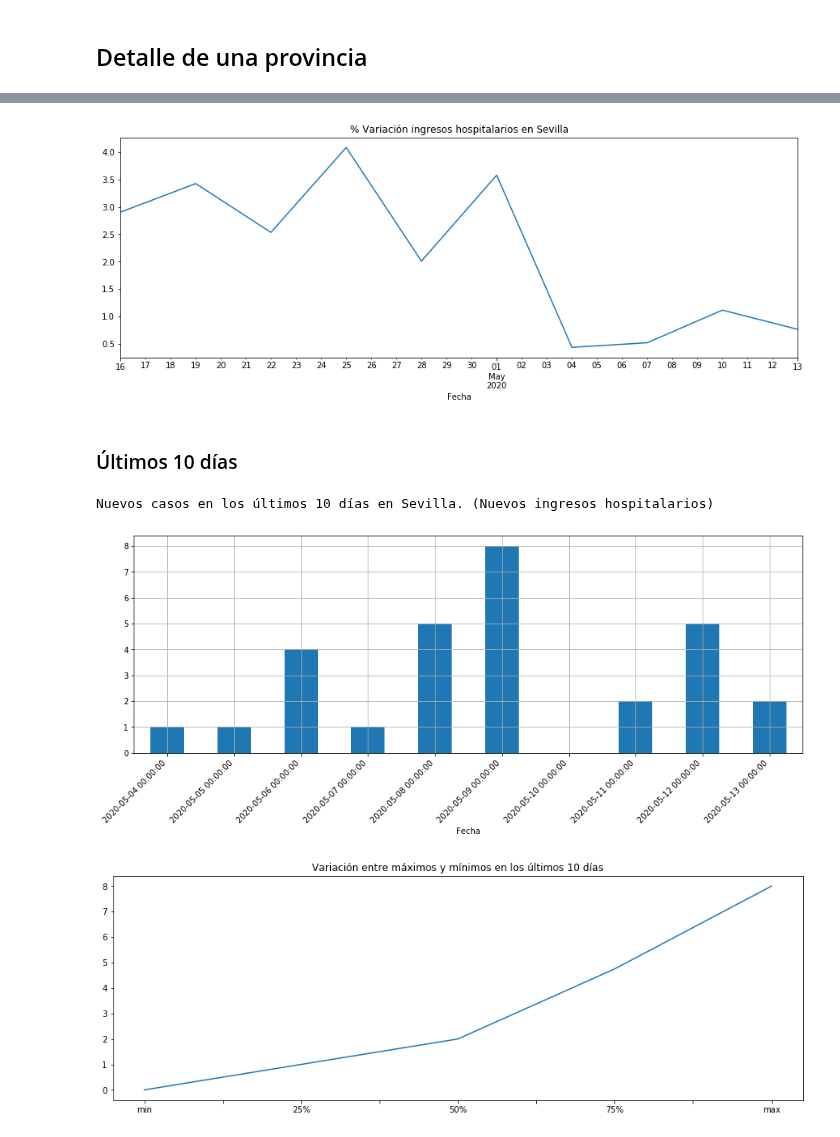
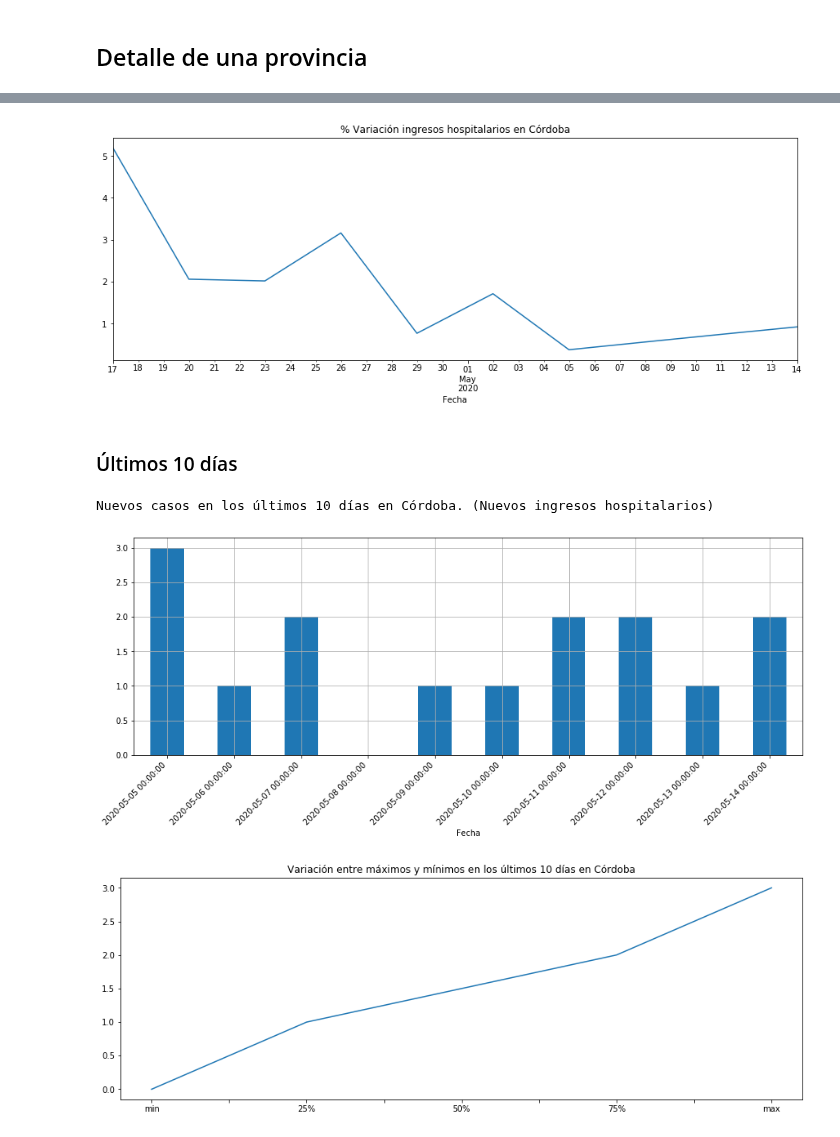
Before and after one commit to kfern/jupyter, a Jupyter notebook: covid19-es-and/growFactor.ipynb, the cells around one changed output, grey strips where cells are left out. Saved outputs shown, nothing was run; the diff lists cells and outputs as text; code cells hidden in the pictures.

Commit message:
Actualizar notebooks visualización

```diff
--- a/covid19-es-and/growFactor.ipynb
+++ b/covid19-es-and/growFactor.ipynb
@@ -2,7 +2,7 @@
 ## Factor de crecimiento covid 19 Andalucía
 # %%
 # Detalle de una provincia
-c_provincia = 'Sevilla'
+c_provincia = 'Córdoba'
 
 # Tamaño de los gráficos
 c_figsize = (15,5)
@@ -20,7 +20,7 @@ c_freq = 3
 c_periods = 10
 # %%
 # Load csv
-df = pd.read_csv(c_url)
+df = pd.read_csv(c_url, thousands='.')
 # %%
 # Preprocessing
 df['Fecha'] = pd.to_datetime(df['Fecha'], dayfirst=True)
@@ -113,34 +110,33 @@ Fecha
 Name: Nuevos, dtype: float64
 # %%
-dfG.loc[c_provincia]['Hospitalizadas'].plot(title='% Variación ingresos hospitalarios en ' + c_provincia, figsize=c_figsize)
+dfG.loc[c_provincia]['Hospitalización'].plot(title='% Variación ingresos hospitalarios en ' + c_provincia, figsize=c_figsize)
 plt.show()
 # %% [output]
-[figure, old version]
+[figure, new version]
 # %% [markdown]
 ### Últimos 10 días
 # %%
 c_last = 10
-data = df.set_index(['Provincia', 'Fecha']).loc[c_provincia][['Ingresados', 'Altas', 'Bajas']].diff().tail(c_last).copy()
-data.columns = ['Hospitalizadas', 'Curadas', 'Bajas']
+data = df.set_index(['Provincia', 'Fecha']).loc[c_provincia][['Hospitalización', 'Curados', 'Fallecimientos']].diff().tail(c_last).copy()
 titulo = 'Nuevos casos en los últimos ' + str(c_last) + ' días en ' + c_provincia
 # %%
 print(titulo + '. (Nuevos ingresos hospitalarios)')
-data['Hospitalizadas'].plot(kind='bar', grid=True, figsize=c_figsize)
+data['Hospitalización'].plot(kind='bar', grid=True, figsize=c_figsize)
 plt.xticks(
     rotation=45,
     horizontalalignment='right',
     fontweight='light',
 )
 plt.show()
 # %% [output]
-Nuevos casos en los últimos 10 días en Sevilla. (Nuevos ingresos hospitalarios)
+Nuevos casos en los últimos 10 días en Córdoba. (Nuevos ingresos hospitalarios)
-[figure, old version]
+[figure, new version]
 # %%
-titulo = 'Variación entre máximos y mínimos en los últimos ' + str(c_last) + ' días'
-data['Hospitalizadas'].describe().loc['min':'max'].plot(title=titulo, figsize=c_figsize)
+titulo = 'Variación entre máximos y mínimos en los últimos ' + str(c_last) + ' días en ' + c_provincia
+data['Hospitalización'].describe().loc['min':'max'].plot(title=titulo, figsize=c_figsize)
 plt.show()
 # %% [output]
-[figure, old version]
+[figure, new version]
 # %%
 print(titulo)
 data.describe()
```
Also changed, not shown: parts of 7 cells of this notebook, 1 other file.
